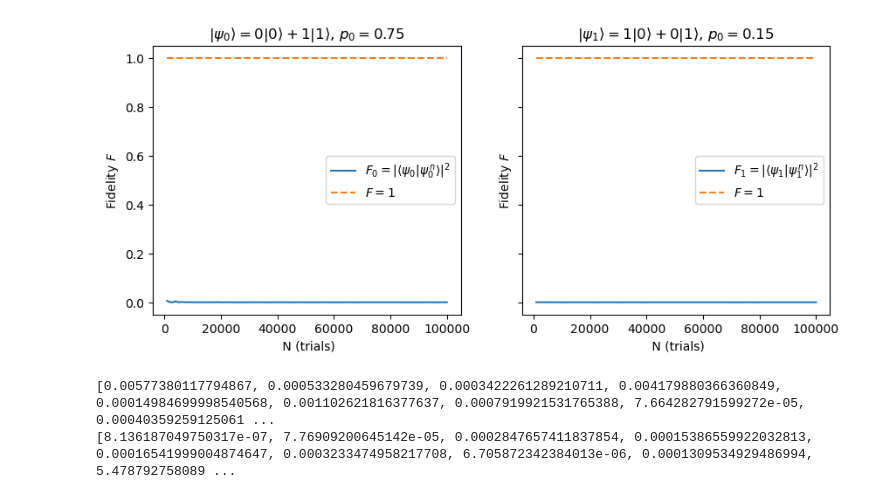
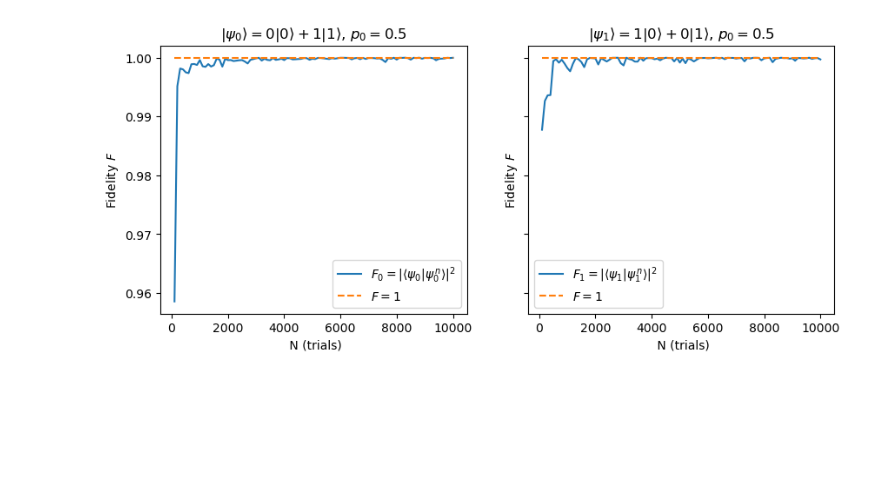
Before and after one commit to ofeypolv/povm, a Jupyter notebook: Pair_Discrimination_main.ipynb, the cells around one changed output. Drawn from its saved outputs; the diff is of its cells as text; code cells hidden in the pictures; blank space fills up the shorter version.

```diff
--- a/Pair_Discrimination_main.ipynb
+++ b/Pair_Discrimination_main.ipynb
@@ -128,14 +36,0 @@ print(len(prob_vec))
-# %%
-N = 10000       # number of measurements
-
-POVM_dir_symbols = ['d1','d2','d3','d4','d5','d6','d7','d8','d9']       # symbols to indicate collapsed direction
-#prob distribution is simply the corresponding elements of the prob_vec
-collapse_dir_vec = rand.choices(POVM_dir_symbols, weights=prob_vec, k = N)   # choosing collapse directions with weights for N trials
-
-nj_vec = [collapse_dir_vec.count(f'd{i+1}') for i in range(9)]
-pj_num_vec = [i/N for i in nj_vec]         # working
-#([i*N for i in prob_vec] , nj_vec)   # comparing the theoretical and experimental collapse probabilities
-
-print(len(nj_vec))
-print(pj_num_vec)
-print(prob_vec)
@@ -189,10 +37,3 @@ array([[ 0.0034   +0.j        ,  0.0060233-0.01628128j,
-# %%
-eigenvalues, eigenvectors = np.linalg.eig(del_rho)  # each COLUMN is the corresponding eigenvector and not the row. eigenvectors[:,0]
-# eigenvectors[:,0]   # eigenvector correspoding to the first eigenvalue
-evals = np.array([i.real for i in eigenvalues if abs(i.imag)< .001])
-norm_del_rho = max([abs(i) for i in evals])     # picking out the largest magnitude evalue
-
-# evals   Working till here
 # %%
 #Creating function for the deltarho error
 
@@ -395,34 +253,33 @@ def experiment_fid(N, coeff, priors):
 # %%
 coeff = [0,1,1,0] #1/(2**.5)
-priors = [.75,.15]
-trials = [1000*(i+1) for i in range(100)]
+priors = [.5,.5]
+trials = [100*(i+1) for i in range(100)]
 
-pfid  = [1 for i in trials]     # perfect fidelity of 1
-error0 = [experiment_fid(i,coeff,priors)[2][0] for i in trials]
-error1 = [experiment_fid(i,coeff,priors)[2][1] for i in trials]
 
+pfid  = [1 for i in trials]    # perfect fidelity of 1
+output = [experiment_fid(i,coeff,priors,POVM_elts, M_inv) for i in trials]
+outputt = list(map(list, zip(*output)))
 fig, (ax1, ax2) = plt.subplots(1,2, figsize=(10,4), sharey=True)
 
-ax1.plot(trials, error0, label=r'$F_0=|\langle \psi_0|\psi_0^{\,n}\rangle|^2$')
+ax1.plot(trials, outputt[0], label=r'$F_0=|\langle \psi_0|\psi_0^{\,n}\rangle|^2$')
 ax1.plot(trials , pfid, "--", label=r'$F=1$')
 ax1.set_xlabel(' N (trials)')
 ax1.set_ylabel(r'Fidelity $F$')
 ax1.set_title(r'$|\psi_0\rangle ={}|0\rangle+{}|1\rangle $, $p_0={}$'.format(round(coeff[0],1), round(coeff[1],1), priors[0]))
 ax1.legend(loc='best')
 
-ax2.plot(trials, error1, label=r'$F_1=|\langle \psi_1|\psi_1^{\,n}\rangle|^2$')
+ax2.plot(trials, outputt[1], label=r'$F_1=|\langle \psi_1|\psi_1^{\,n}\rangle|^2$')
 ax2.plot(trials , pfid, "--", label=r'$F=1$')
 ax2.set_xlabel(' N (trials)')
 ax2.set_ylabel(r'Fidelity $F$')
 ax2.set_title(r'$|\psi_1\rangle ={}|0\rangle+{}|1\rangle $, $p_0={}$'.format(round(coeff[2],1), round(coeff[3],1), priors[1]))
 ax2.legend(loc='best')
 
 plt.show()
-print(error0)
-print(error1)
+
+#print(f0t,output[1][0])
+#print(f1t,output[1][1])
 # %% [output]
-[figure, old version]
+[figure, new version]
-[0.00577380117794867, 0.000533280459679739, 0.0003422261289210711, 0.004179880366360849, 0.00014984699998540568, 0.001102621816377637, 0.0007919921531765388, 7.664282791599272e-05, 0.00040359259125061 ...
-[8.136187049750317e-07, 7.76909200645142e-05, 0.0002847657411837854, 0.00015386559922032813, 0.00016541999004874647, 0.0003233474958217708, 6.705872342384013e-06, 0.0001309534929486994, 5.478792758089 ...
 # %%
 #plot fidelity F0,1 as a function of priors p0,1 and of coefficients a0,1,b0,1
```
Also changed, not shown: parts of 18 cells of this notebook.
